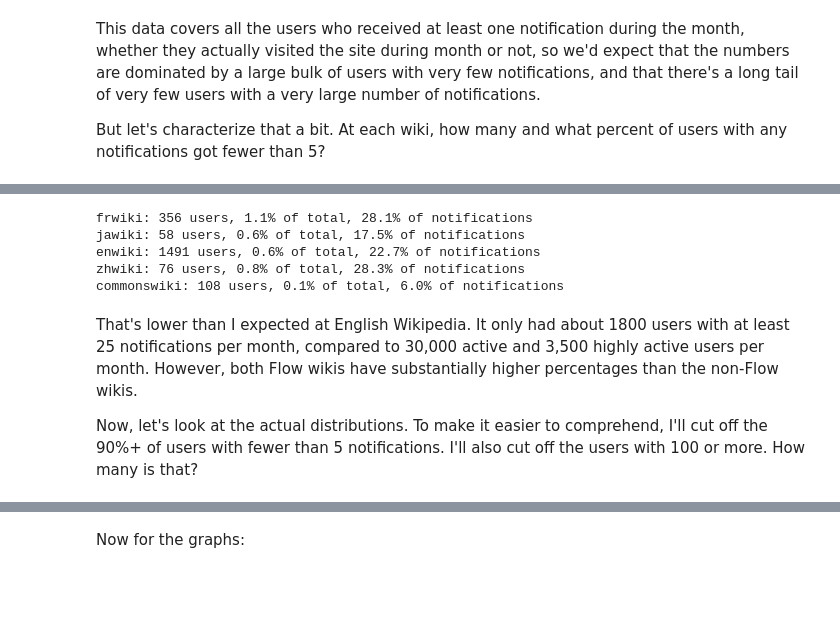
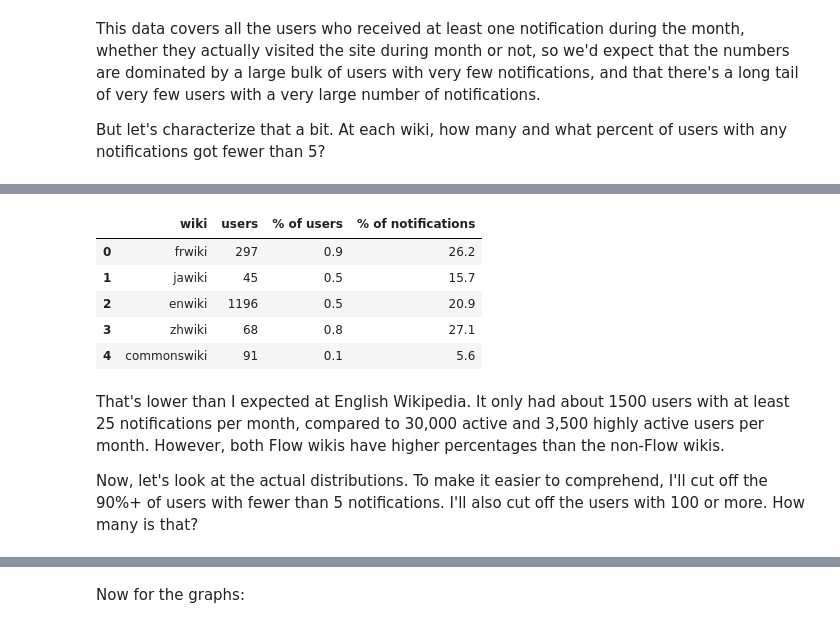
Before and after one commit to neilpquinn/2016-02-notifications-exploration, a Jupyter notebook: Notifications research.ipynb, the cells around one changed output, grey strips where cells are left out. Cells and saved outputs as stored; diff of their text form; code cells hidden in the pictures; blank space fills up the shorter version.

```diff
--- a/Notifications research.ipynb
+++ b/Notifications research.ipynb
@@ -155,13 +172,14 @@ And what percent of users got 25 notifications or more?
 # %%
-beyond_threshold(notifs, wikis, 24, "over")
+beyond_threshold(notifs, wikis, 29, "over")
 # %% [output]
-frwiki: 356 users, 1.1% of total, 28.1% of notifications
-jawiki: 58 users, 0.6% of total, 17.5% of notifications
-enwiki: 1491 users, 0.6% of total, 22.7% of notifications
-zhwiki: 76 users, 0.8% of total, 28.3% of notifications
-commonswiki: 108 users, 0.1% of total, 6.0% of notifications
+|  | wiki | users | % of users | % of notifications |
+| 0 | frwiki | 297 | 0.9 | 26.2 |
+| 1 | jawiki | 45 | 0.5 | 15.7 |
+| 2 | enwiki | 1196 | 0.5 | 20.9 |
+| 3 | zhwiki | 68 | 0.8 | 27.1 |
+| 4 | commonswiki | 91 | 0.1 | 5.6 |
 # %% [markdown]
-That's lower than I expected at English Wikipedia. It only had about 1800 users with at least 25 notifications per month, compared to 30,000 active and 3,500 highly active users per month. However, both Flow wikis have substantially higher percentages than the non-Flow wikis.
+That's lower than I expected at English Wikipedia. It only had about 1500 users with at least 25 notifications per month, compared to 30,000 active and 3,500 highly active users per month. However, both Flow wikis have higher percentages than the non-Flow wikis.
 
 Now, let's look at the actual distributions. To make it easier to comprehend, I'll cut off the 90%+ of users with fewer than 5 notifications. I'll also cut off the users with 100 or more. How many is that?
 # %%
```
Also changed, not shown: parts of 8 cells of this notebook.
